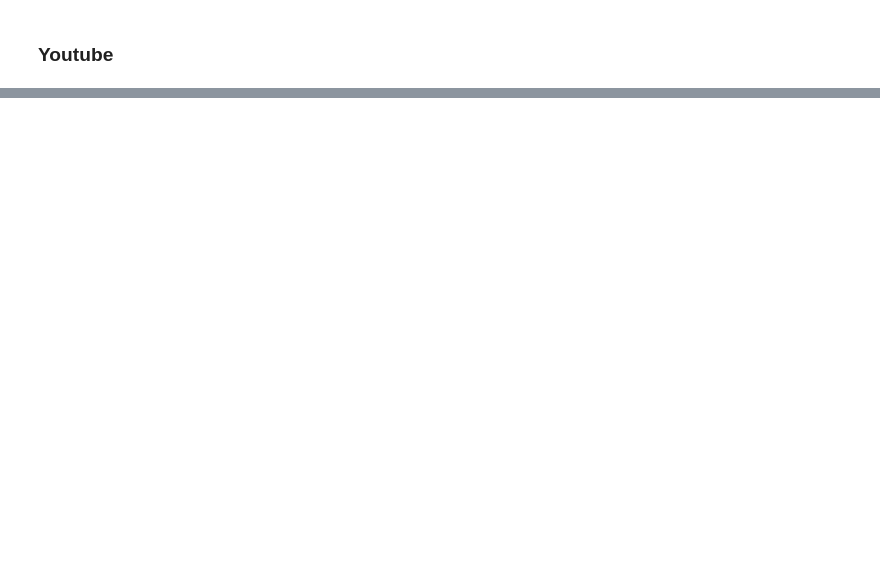
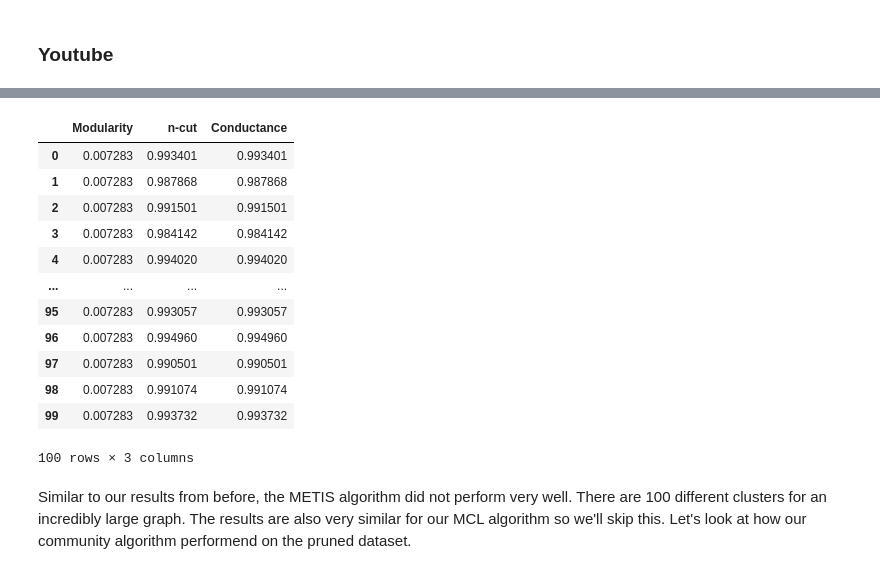
Before and after one commit to RSunderhaft/NetworkScience, a Jupyter notebook: networkScienceLab2.ipynb, the cells around one changed output, grey strips where cells are left out. Cells and saved outputs as stored; diff of their text form; code cells hidden in the pictures; blank space fills up the shorter version.

```diff
--- a/networkScienceLab2.ipynb
+++ b/networkScienceLab2.ipynb
@@ -292,0 +287,21 @@ metis.to_csv('youtube_metis_results.csv')
+# %%
+#The following code outputs our results for the METIS algorithm, though due to runtime we'll load them in from CSV
+#metis = print_results(youtubeG, names[4], "metis")
+metis = pd.read_csv('output/youtube_metis_results.csv', index_col=0)
+metis
+# %% [output]
+|  | Modularity | n-cut | Conductance |
+| 0 | 0.007283 | 0.993401 | 0.993401 |
+| 1 | 0.007283 | 0.987868 | 0.987868 |
+| 2 | 0.007283 | 0.991501 | 0.991501 |
+| 3 | 0.007283 | 0.984142 | 0.984142 |
+| 4 | 0.007283 | 0.994020 | 0.994020 |
+| ... | ... | ... | ... |
+| 95 | 0.007283 | 0.993057 | 0.993057 |
+| 96 | 0.007283 | 0.994960 | 0.994960 |
+| 97 | 0.007283 | 0.990501 | 0.990501 |
+| 98 | 0.007283 | 0.991074 | 0.991074 |
+| 99 | 0.007283 | 0.993732 | 0.993732 |
+100 rows × 3 columns
+# %% [markdown]
+Similar to our results from before, the METIS algorithm did not perform very well. There are 100 different clusters for an incredibly large graph. The results are also very similar for our MCL algorithm so we'll skip this. Let's look at how our community algorithm performend on the pruned dataset.
```
Also changed, not shown: parts of 22 cells of this notebook, 4 other files.
